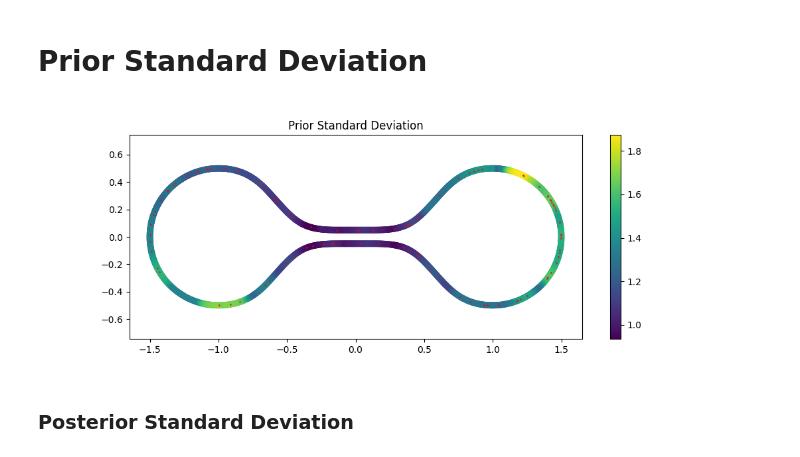
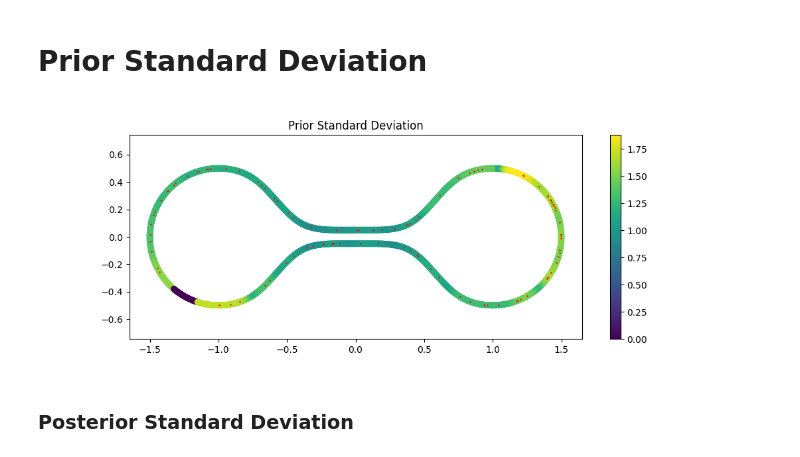
Before and after one commit to nash169/manifold-gp, a Jupyter notebook: examples/1D_supervised_learning.ipynb, the cells around one changed output. Cells and saved outputs as stored; diff of their text form; code cells hidden in the pictures.

```diff
--- a/examples/1D_supervised_learning.ipynb
+++ b/examples/1D_supervised_learning.ipynb
@@ -270,9 +266,9 @@ with torch.no_grad():
     ax.axis('equal')
     ax.set_title('Ground Truth')
 
-#     posterior_mean = preds_manifold.mean.cpu().numpy()
+    posterior_mean = preds_manifold.mean.cpu().numpy()
 #     posterior_mean = preds_fourier.mean.cpu().numpy()
-    posterior_mean = (scale_manifold*preds_manifold.mean + (1-scale_manifold)*preds_fourier.mean).cpu().numpy()
+#     posterior_mean = (scale_manifold*preds_manifold.mean + (1-scale_manifold)*preds_fourier.mean).cpu().numpy()
 
     fig = plt.figure(figsize=(11, 4))
     ax = fig.add_subplot(111)
@@ -322,19 +318,19 @@ with torch.no_grad():
 # Prior Standard Deviation
 # %%
 with torch.no_grad():
-#     prior_std = model.covar_module(sampled_x, sampled_x, diag=True).sqrt()
+    prior_std = model.covar_module(sampled_x, sampled_x, diag=True).sqrt()
 #     prior_std = model_vanilla.covar_module(sampled_x, sampled_x, diag=True).sqrt()
-    prior_std = (scale_manifold*model.covar_module(sampled_x, sampled_x, diag=True).sqrt() + (1-scale_manifold)*model_vanilla.covar_module(sampled_x, sampled_x, diag=True).sqrt())
+#     prior_std = (scale_manifold*model.covar_module(sampled_x, sampled_x, diag=True).sqrt() + (1-scale_manifold)*model_vanilla.covar_module(sampled_x, sampled_x, diag=True).sqrt())
 
     fig = plt.figure(figsize=(11, 4))
     ax = fig.add_subplot(111)
     plot = ax.scatter(sampled_x.cpu().numpy()[:, 0], sampled_x.cpu().numpy()[:, 1], c=prior_std.cpu().numpy())
     ax.scatter(train_x.cpu().numpy()[:, 0], train_x.cpu().numpy()[:, 1], c='r', s=0.5)
     fig.colorbar(plot)
     ax.axis('equal')
     ax.set_title('Prior Standard Deviation')
 # %% [output]
-[figure, old version]
+[figure, new version]
 # %% [markdown]
 ### Posterior Standard Deviation
 # %%
```
Also changed, not shown: parts of 9 cells of this notebook, 18 other files.
